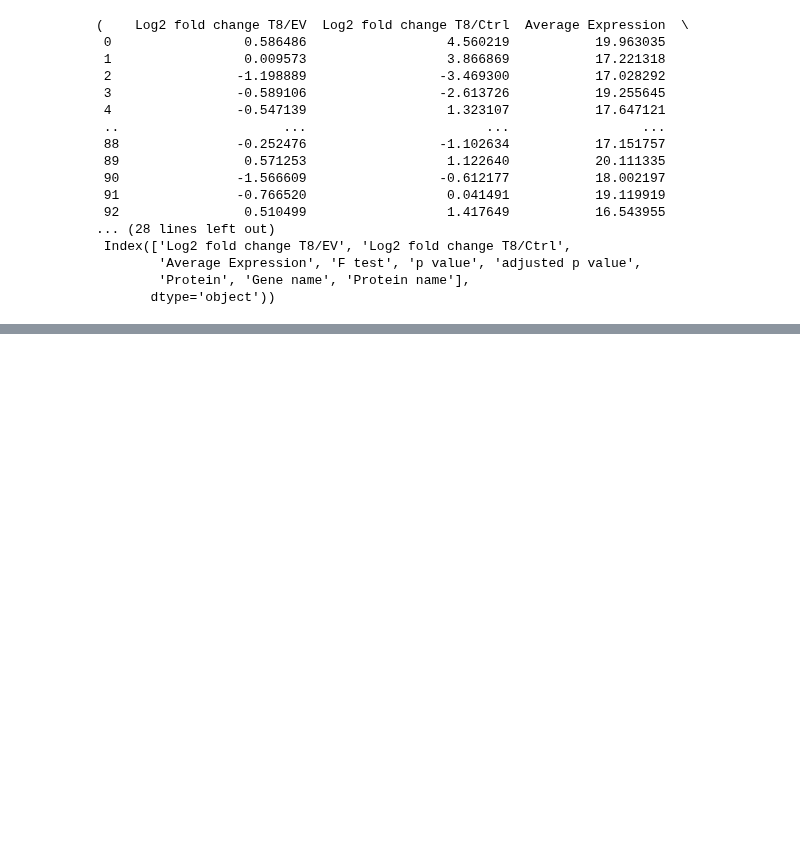
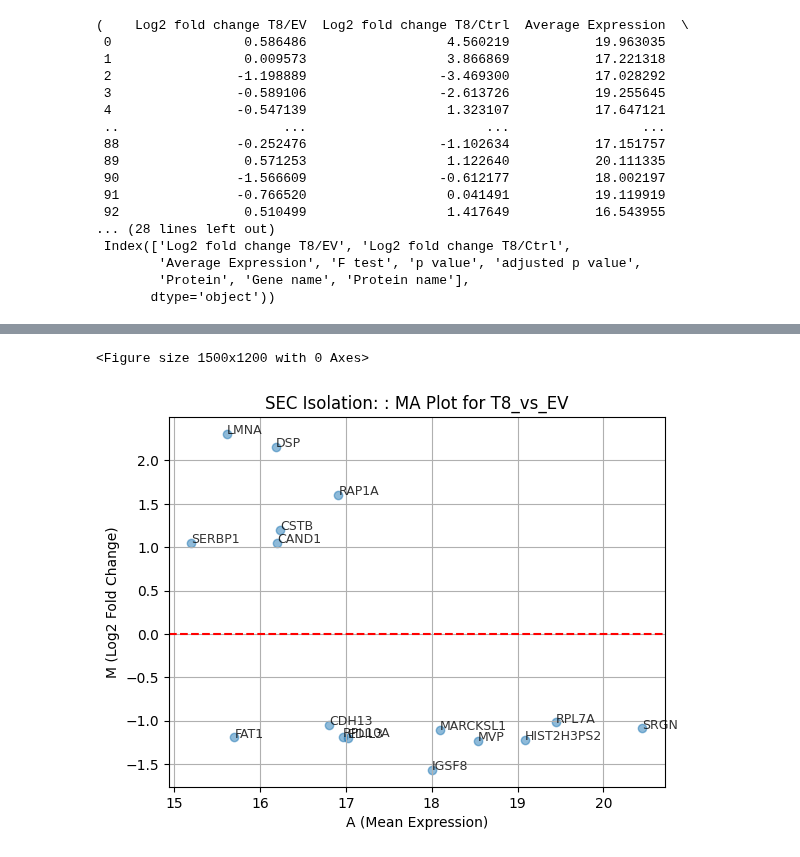
Before and after one commit to anuprulez/nanodiag_biomarker_prediction, a Jupyter notebook: ukfr_analysis/analyse_ev_t8_genes_sec_isolation.ipynb, the cells around one changed output, grey strips where cells are left out. Saved outputs shown, nothing was run; the diff lists cells and outputs as text; code cells hidden in the pictures; blank space fills up the shorter version.

Commit message:
add plots

```diff
--- a/ukfr_analysis/analyse_ev_t8_genes_sec_isolation.ipynb
+++ b/ukfr_analysis/analyse_ev_t8_genes_sec_isolation.ipynb
@@ -134,3 +134,40 @@ df_t8_ctrl_downregulated
 | 88 | -0.252476 | -1.102634 | 17.151757 | 4.299156 | 0.048213 | 0.329015 | ... |
 | 78 | -0.516790 | -1.039486 | 17.266964 | 4.668786 | 0.036464 | 0.289864 | ... |
 | 66 | -0.536641 | -1.008160 | 17.855135 | 4.997100 | 0.028197 | 0.264291 | ... |
+# %%
+import numpy as np
+import matplotlib.pyplot as plt
+
+plt.figure(figsize=(15, 12))
+
+
+def plot_differential_genes(df, name, fc_colname):
+
+    df["A"] = df["Average Expression"]
+    df["M"] = df[fc_colname]
+
+
+    plt.scatter(df["A"], df["M"], alpha=0.5)
+    plt.axhline(y=0, color="red", linestyle="--")  # Reference line at M=0
+
+    # Annotate points exceeding threshold
+    for i, row in df.iterrows():
+        if row["Gene name"] is not np.nan:
+            plt.annotate(row["Gene name"], (row["A"], row["M"]), fontsize=9, alpha=0.8)
+        else:
+            plt.annotate(row["Protein"], (row["A"], row["M"]), fontsize=9, alpha=0.8)
+
+    plt.xlabel("A (Mean Expression)")
+    plt.ylabel("M (Log2 Fold Change)")
+    plt.title("{}: MA Plot for {}".format("SEC Isolation: ", name))
+    plt.grid(True)
+    plt.savefig(output_path + "{}_MA_plot_for_{}.png".format("SEC_isolation", name), dpi=300)
+    plt.show()
+# %% [output]
+<Figure size 1500x1200 with 0 Axes>
+# %%
+df_t8_ev_differential_genes = pd.concat([df_t8_ev_upregulated, df_t8_ev_downregulated])
+plot_differential_genes(df_t8_ev_differential_genes, "T8_vs_EV", "Log2 fold change T8/EV")
+df_t8_ev_differential_genes
+# %% [output]
+[figure, added]
```
Also changed, not shown: parts of 2 cells of this notebook, 1 other file.
